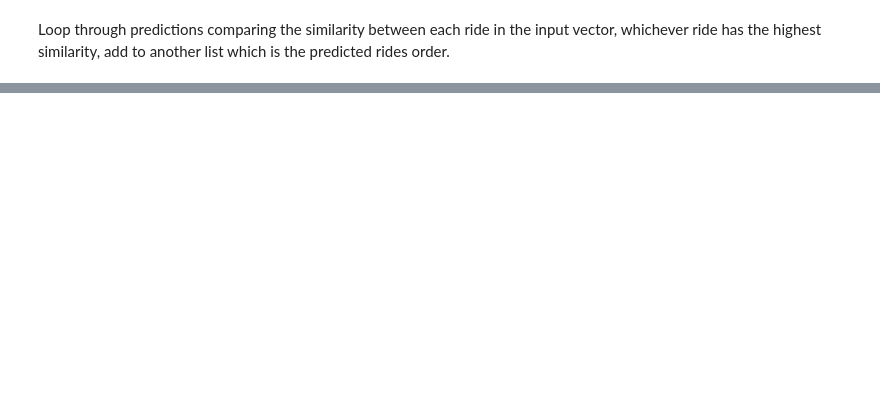
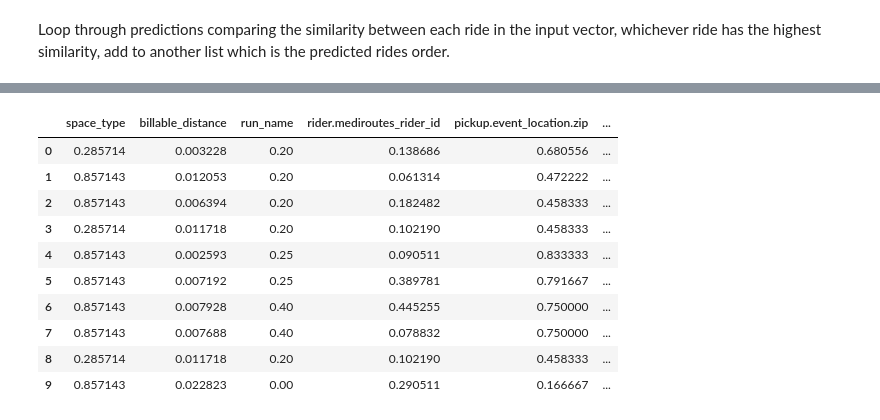
Before and after one commit to GarettGazay/ai_projects, a Jupyter notebook: RBSeq2Seq.ipynb, the cells around one changed output, grey strips where cells are left out. Saved outputs shown, nothing was run; the diff lists cells and outputs as text; code cells hidden in the pictures; blank space fills up the shorter version.

```diff
--- a/RBSeq2Seq.ipynb
+++ b/RBSeq2Seq.ipynb
@@ -616,0 +518,14 @@ ordered_predictions = target[0][assignment]
+# %%
+ordered_rides.iloc[:10,:]
+# %% [output]
+|  | space_type | billable_distance | run_name | rider.mediroutes_rider_id | pickup.event_location.zip | ... |
+| 0 | 0.285714 | 0.003228 | 0.20 | 0.138686 | 0.680556 | ... |
+| 1 | 0.857143 | 0.012053 | 0.20 | 0.061314 | 0.472222 | ... |
+| 2 | 0.857143 | 0.006394 | 0.20 | 0.182482 | 0.458333 | ... |
+| 3 | 0.285714 | 0.011718 | 0.20 | 0.102190 | 0.458333 | ... |
+| 4 | 0.857143 | 0.002593 | 0.25 | 0.090511 | 0.833333 | ... |
+| 5 | 0.857143 | 0.007192 | 0.25 | 0.389781 | 0.791667 | ... |
+| 6 | 0.857143 | 0.007928 | 0.40 | 0.445255 | 0.750000 | ... |
+| 7 | 0.857143 | 0.007688 | 0.40 | 0.078832 | 0.750000 | ... |
+| 8 | 0.285714 | 0.011718 | 0.20 | 0.102190 | 0.458333 | ... |
+| 9 | 0.857143 | 0.022823 | 0.00 | 0.290511 | 0.166667 | ... |
```
Also changed, not shown: parts of 58 cells of this notebook.
